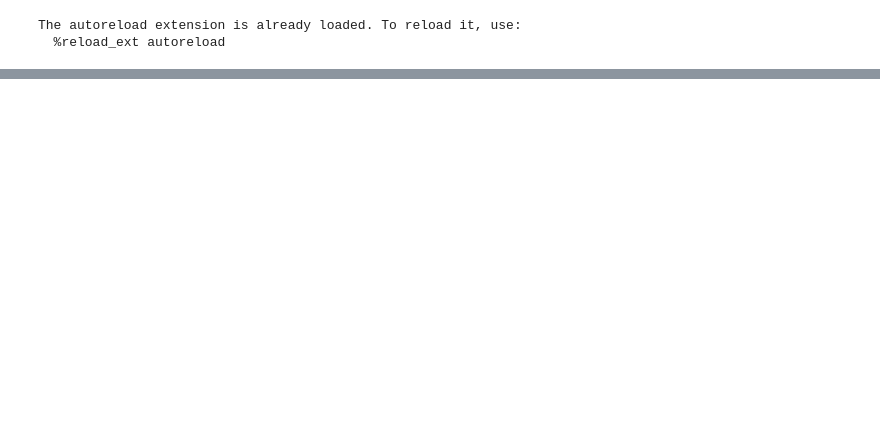
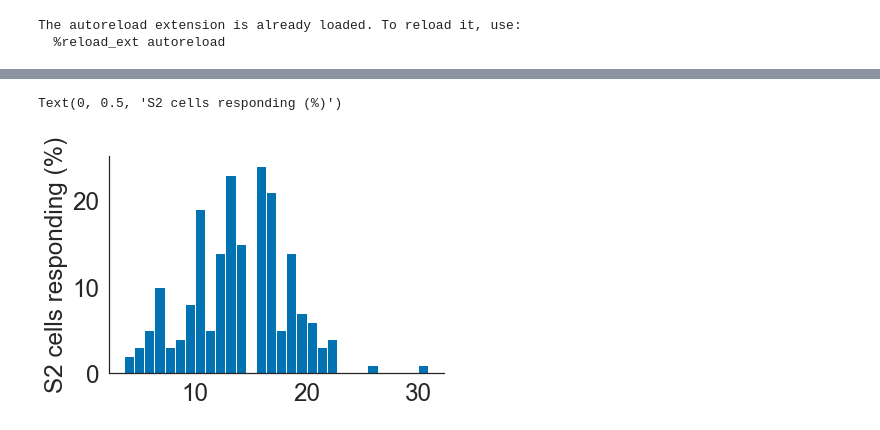
Before and after one commit to Packer-Lab/Vape, a Jupyter notebook: jupyter/pupil_imaging.ipynb, the cells around one changed output, grey strips where cells are left out. Cells and saved outputs as stored; diff of their text form; code cells hidden in the pictures; blank space fills up the shorter version.

```diff
--- a/jupyter/pupil_imaging.ipynb
+++ b/jupyter/pupil_imaging.ipynb
@@ -172,0 +197,7 @@ plt.ylabel('Pupil Area (AU)')
+# %%
+s2_responds = get_percent_cells_responding(session, 's2')
+_ = plt.hist(s2_responds, 30)
+plt.ylabel('S2 cells responding (%)')
+# %% [output]
+Text(0, 0.5, 'S2 cells responding (%)')
+[figure, added]
```
Also changed, not shown: parts of 17 cells of this notebook, 2 other files.
